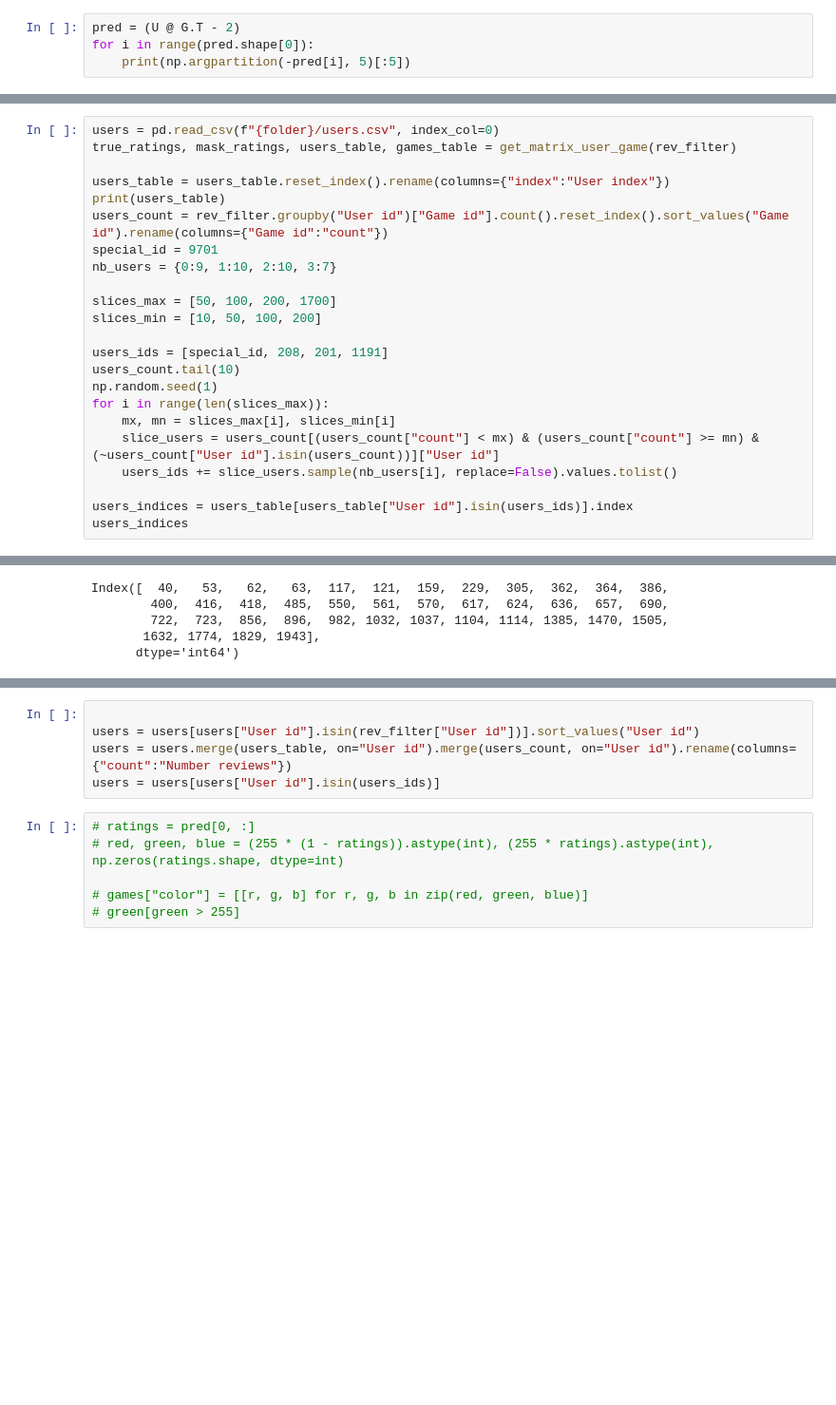
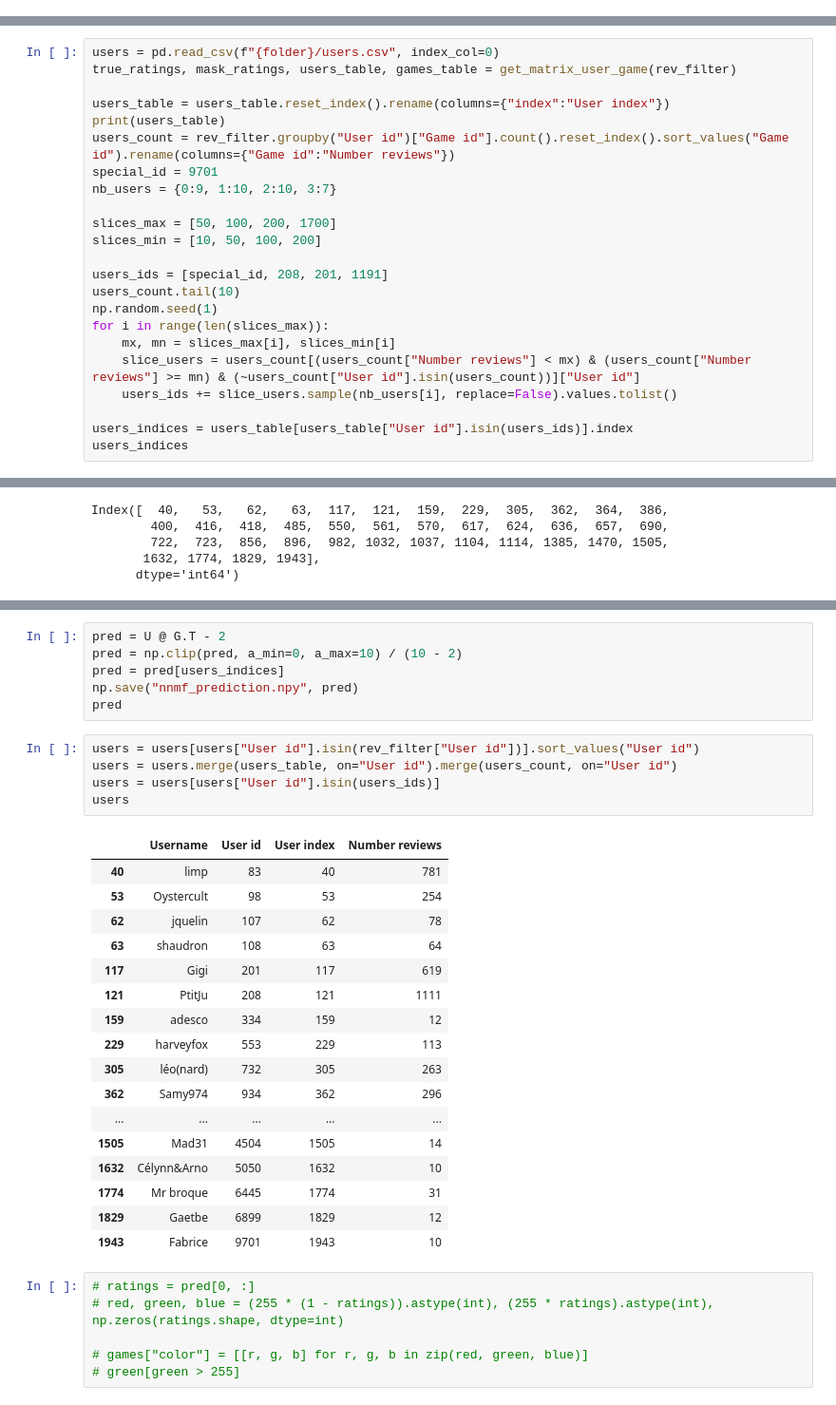
Before and after one commit to Franciline/Recommendation_system, a Jupyter notebook: app_interactive/data_gen.ipynb, the cells around one changed output, grey strips where cells are left out. Shown at 95% size. Cells and saved outputs as stored; diff of their text form; blank space fills up the shorter version.

```diff
--- a/app_interactive/data_gen.ipynb
+++ b/app_interactive/data_gen.ipynb
@@ -348,4 +326,0 @@ array([[0.38208248, 0.61119155, 0.62301262, ..., 1.01847805, 0.73723258,
-# %%
-pred = (U @ G.T - 2)
-for i in range(pred.shape[0]):
-    print(np.argpartition(-pred[i], 5)[:5])
@@ -375,7 +332,7 @@ true_ratings, mask_ratings, users_table, games_table = get_matrix_user_game(rev_
 
 users_table = users_table.reset_index().rename(columns={"index":"User index"})
 print(users_table)
-users_count = rev_filter.groupby("User id")["Game id"].count().reset_index().sort_values("Game id").rename(columns={"Game id":"count"})
+users_count = rev_filter.groupby("User id")["Game id"].count().reset_index().sort_values("Game id").rename(columns={"Game id":"Number reviews"})
 special_id = 9701
 nb_users = {0:9, 1:10, 2:10, 3:7}
 
@@ -387,7 +344,7 @@ users_count.tail(10)
 np.random.seed(1)
 for i in range(len(slices_max)):
     mx, mn = slices_max[i], slices_min[i]
-    slice_users = users_count[(users_count["count"] < mx) & (users_count["count"] >= mn) & (~users_count["User id"].isin(users_count))]["User id"]
+    slice_users = users_count[(users_count["Number reviews"] < mx) & (users_count["Number reviews"] >= mn) & (~users_count["User id"].isin(users_count))]["User id"]
     users_ids += slice_users.sample(nb_users[i], replace=False).values.tolist()
 
 users_indices = users_table[users_table["User id"].isin(users_ids)].index
@@ -415,8 +374,32 @@ Index([  40,   53,   62,   63,  117,  121,  159,  229,  305,  362,  364,  386,
+# %%
+pred = U @ G.T - 2
+pred = np.clip(pred, a_min=0, a_max=10) / (10 - 2)
+pred = pred[users_indices]
+np.save("nnmf_prediction.npy", pred)
+pred
 # %%
-
 users = users[users["User id"].isin(rev_filter["User id"])].sort_values("User id")
-users = users.merge(users_table, on="User id").merge(users_count, on="User id").rename(columns={"count":"Number reviews"})
+users = users.merge(users_table, on="User id").merge(users_count, on="User id")
 users = users[users["User id"].isin(users_ids)]
+users
+# %% [output]
+|  | Username | User id | User index | Number reviews |
+| 40 | limp | 83 | 40 | 781 |
+| 53 | Oystercult | 98 | 53 | 254 |
+| 62 | jquelin | 107 | 62 | 78 |
+| 63 | shaudron | 108 | 63 | 64 |
+| 117 | Gigi | 201 | 117 | 619 |
+| 121 | PtitJu | 208 | 121 | 1111 |
+| 159 | adesco | 334 | 159 | 12 |
+| 229 | harveyfox | 553 | 229 | 113 |
+| 305 | léo(nard) | 732 | 305 | 263 |
+| 362 | Samy974 | 934 | 362 | 296 |
+| ... | ... | ... | ... | ... |
+| 1505 | Mad31 | 4504 | 1505 | 14 |
+| 1632 | Célynn&Arno | 5050 | 1632 | 10 |
+| 1774 | Mr broque | 6445 | 1774 | 31 |
+| 1829 | Gaetbe | 6899 | 1829 | 12 |
+| 1943 | Fabrice | 9701 | 1943 | 10 |
 # %%
 # ratings = pred[0, :]
 # red, green, blue = (255 * (1 - ratings)).astype(int), (255 * ratings).astype(int), np.zeros(ratings.shape, dtype=int)
```
Also changed, not shown: parts of 15 cells of this notebook, 2 other files.
